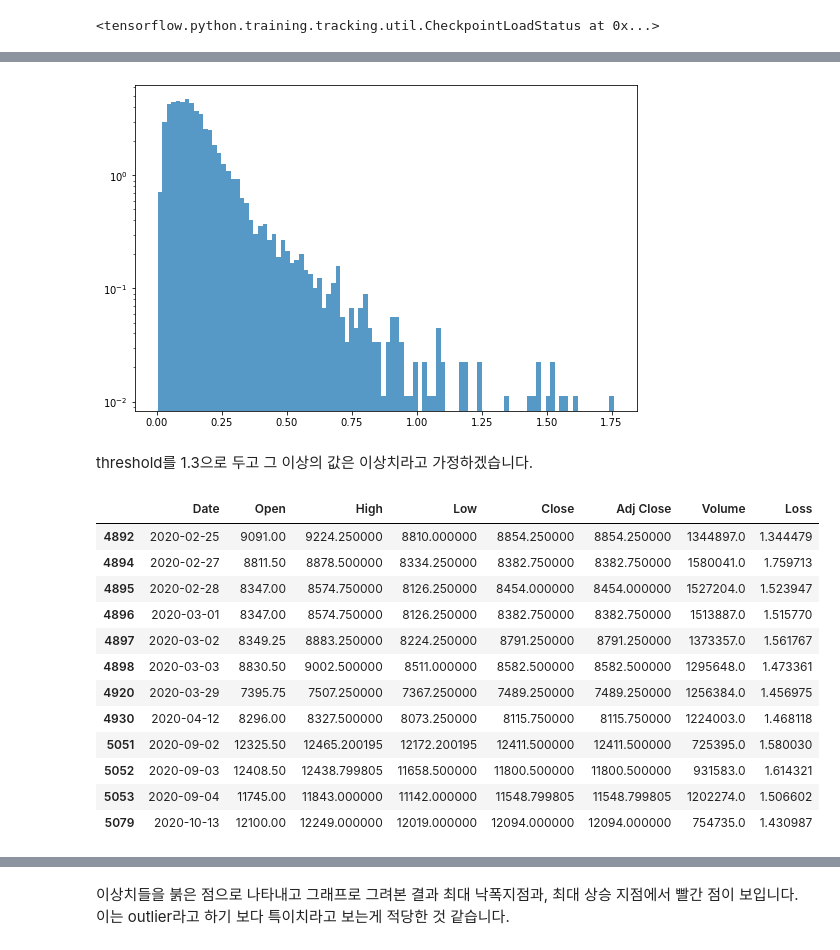
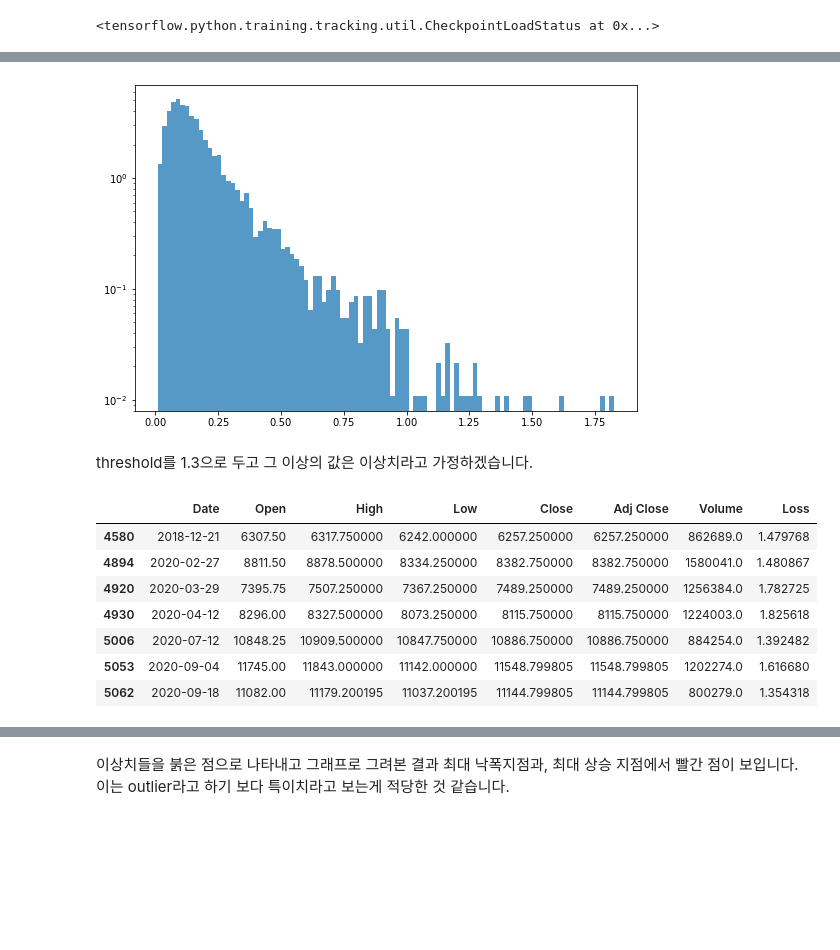
Before and after one commit to PEBpung/Aiffel, a Jupyter notebook: Project/Exploration/E20.Anomaly_Detection.ipynb, the cells around one changed output, grey strips where cells are left out. Drawn from its saved outputs; the diff is of its cells as text; code cells hidden in the pictures; blank space fills up the shorter version.

```diff
--- a/Project/Exploration/E20.Anomaly_Detection.ipynb
+++ b/Project/Exploration/E20.Anomaly_Detection.ipynb
@@ -527,7 +518,7 @@ checkpoint = ModelCheckpoint(checkpoint_path,
                              monitor='val_loss',
                              verbose=1)
 
-early_stop = EarlyStopping(monitor='val_loss', patience=5)
+early_stop = EarlyStopping(monitor='val_loss', patience=10)
 
-model.compile(loss='mae', optimizer='adam',metrics=["mae"])
+lstm_model.compile(loss='mae', optimizer='adam',metrics=["mae"])
 # %%
@@ -569,0 +644,15 @@ plt.legend()
+# %%
+input_ = Input(shape= (window_size, n_features))
+x = Dense(128, activation='relu', activity_regularizer=regularizers.l1(10e-5))(input_)
+x = Dense(32, activation="relu")(x)
+x = Dense(16, activation="relu")(x)
+
+d = Dense(16, activation='relu')(x)
+d = Dense(32, activation='relu')(d)
+d = Dense(128, activation='relu')(d)
+d = Flatten()(d)
+d = Dropout(0.5)(d)
+decoded = Dense(n_features)(d)
+dense_model = Model(input_, decoded)
+
+dense_model.summary()
@@ -569,0 +677,9 @@ plt.legend()
+# %%
+dense_model.compile(loss='mae', optimizer=Adam(learning_rate=0.001),metrics=["mae"])
+
+dense_hist = dense_model.fit(train_gen,
+          validation_data=valid_gen,
+          steps_per_epoch=len(train_gen),
+          validation_steps=len(valid_gen),
+          epochs=50,
+          callbacks=[checkpoint, early_stop])
@@ -570,15 +712,15 @@ plt.legend()
 # %%
 # 예측 결과를 pred 로, 실적 데이터를 real로 받습니다
-pred = model.predict(train_gen)
+pred = dense_model.predict(train_gen)
 real = scaled[window_size:]
 
 mae_loss = np.mean(np.abs(pred-real), axis=1)
 
 # 샘플 개수가 많기 때문에 y축을 로그 스케일로 그립니다
 fig, ax = plt.subplots(figsize=(9,6))
 _ = plt.hist(mae_loss, 100, density=True, alpha=0.75, log=True)
 # %% [output]
-[figure, old version]
+[figure, new version]
 # %% [markdown]
 threshold를 1.3으로 두고 그 이상의 값은 이상치라고 가정하겠습니다.
 # %%
@@ -591,18 +733,13 @@ threshold = 1.3
 test_df.loc[test_df.Loss>threshold]
 # %% [output]
 |  | Date | Open | High | Low | Close | Adj Close | Volume | Loss |
-| 4892 | 2020-02-25 | 9091.00 | 9224.250000 | 8810.000000 | 8854.250000 | 8854.250000 | 1344897.0 | 1.344479 |
-| 4894 | 2020-02-27 | 8811.50 | 8878.500000 | 8334.250000 | 8382.750000 | 8382.750000 | 1580041.0 | 1.759713 |
-| 4895 | 2020-02-28 | 8347.00 | 8574.750000 | 8126.250000 | 8454.000000 | 8454.000000 | 1527204.0 | 1.523947 |
-| 4896 | 2020-03-01 | 8347.00 | 8574.750000 | 8126.250000 | 8382.750000 | 8382.750000 | 1513887.0 | 1.515770 |
-| 4897 | 2020-03-02 | 8349.25 | 8883.250000 | 8224.250000 | 8791.250000 | 8791.250000 | 1373357.0 | 1.561767 |
-| 4898 | 2020-03-03 | 8830.50 | 9002.500000 | 8511.000000 | 8582.500000 | 8582.500000 | 1295648.0 | 1.473361 |
-| 4920 | 2020-03-29 | 7395.75 | 7507.250000 | 7367.250000 | 7489.250000 | 7489.250000 | 1256384.0 | 1.456975 |
-| 4930 | 2020-04-12 | 8296.00 | 8327.500000 | 8073.250000 | 8115.750000 | 8115.750000 | 1224003.0 | 1.468118 |
-| 5051 | 2020-09-02 | 12325.50 | 12465.200195 | 12172.200195 | 12411.500000 | 12411.500000 | 725395.0 | 1.580030 |
-| 5052 | 2020-09-03 | 12408.50 | 12438.799805 | 11658.500000 | 11800.500000 | 11800.500000 | 931583.0 | 1.614321 |
-| 5053 | 2020-09-04 | 11745.00 | 11843.000000 | 11142.000000 | 11548.799805 | 11548.799805 | 1202274.0 | 1.506602 |
-| 5079 | 2020-10-13 | 12100.00 | 12249.000000 | 12019.000000 | 12094.000000 | 12094.000000 | 754735.0 | 1.430987 |
+| 4580 | 2018-12-21 | 6307.50 | 6317.750000 | 6242.000000 | 6257.250000 | 6257.250000 | 862689.0 | 1.479768 |
+| 4894 | 2020-02-27 | 8811.50 | 8878.500000 | 8334.250000 | 8382.750000 | 8382.750000 | 1580041.0 | 1.480867 |
+| 4920 | 2020-03-29 | 7395.75 | 7507.250000 | 7367.250000 | 7489.250000 | 7489.250000 | 1256384.0 | 1.782725 |
+| 4930 | 2020-04-12 | 8296.00 | 8327.500000 | 8073.250000 | 8115.750000 | 8115.750000 | 1224003.0 | 1.825618 |
+| 5006 | 2020-07-12 | 10848.25 | 10909.500000 | 10847.750000 | 10886.750000 | 10886.750000 | 884254.0 | 1.392482 |
+| 5053 | 2020-09-04 | 11745.00 | 11843.000000 | 11142.000000 | 11548.799805 | 11548.799805 | 1202274.0 | 1.616680 |
+| 5062 | 2020-09-18 | 11082.00 | 11179.200195 | 11037.200195 | 11144.799805 | 11144.799805 | 800279.0 | 1.354318 |
 # %%
 fig = plt.figure(figsize=(12,15))
 
```
Also changed, not shown: parts of 30 cells of this notebook.
